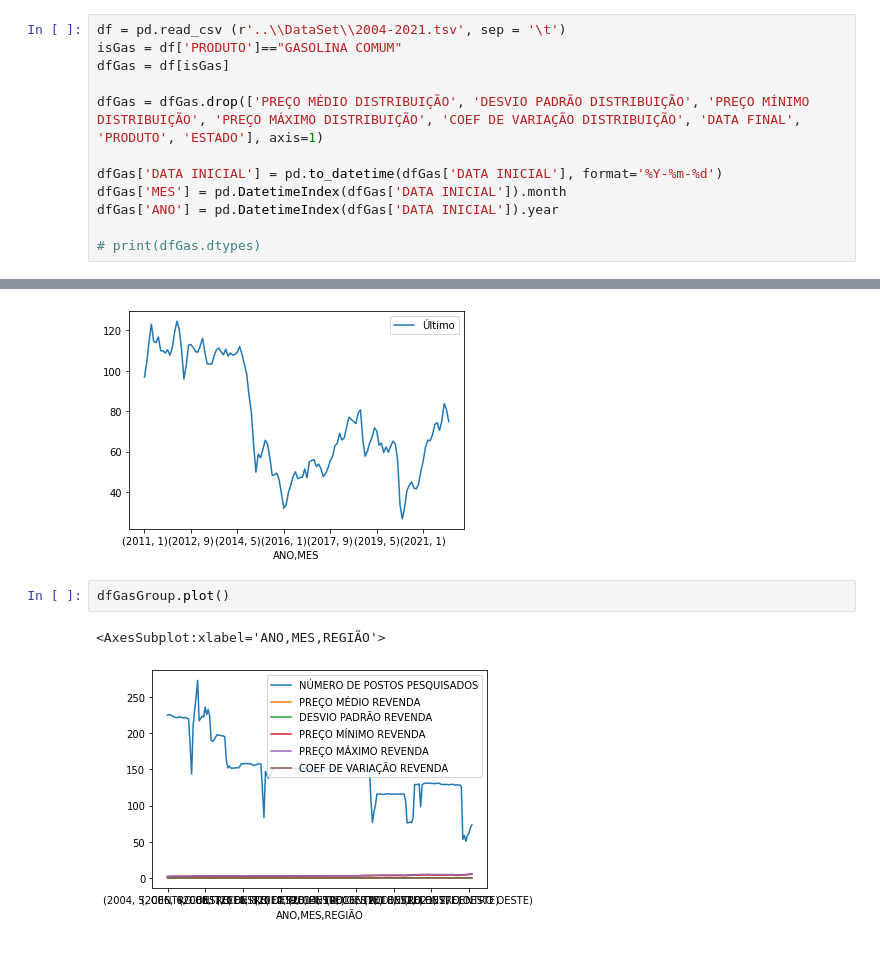
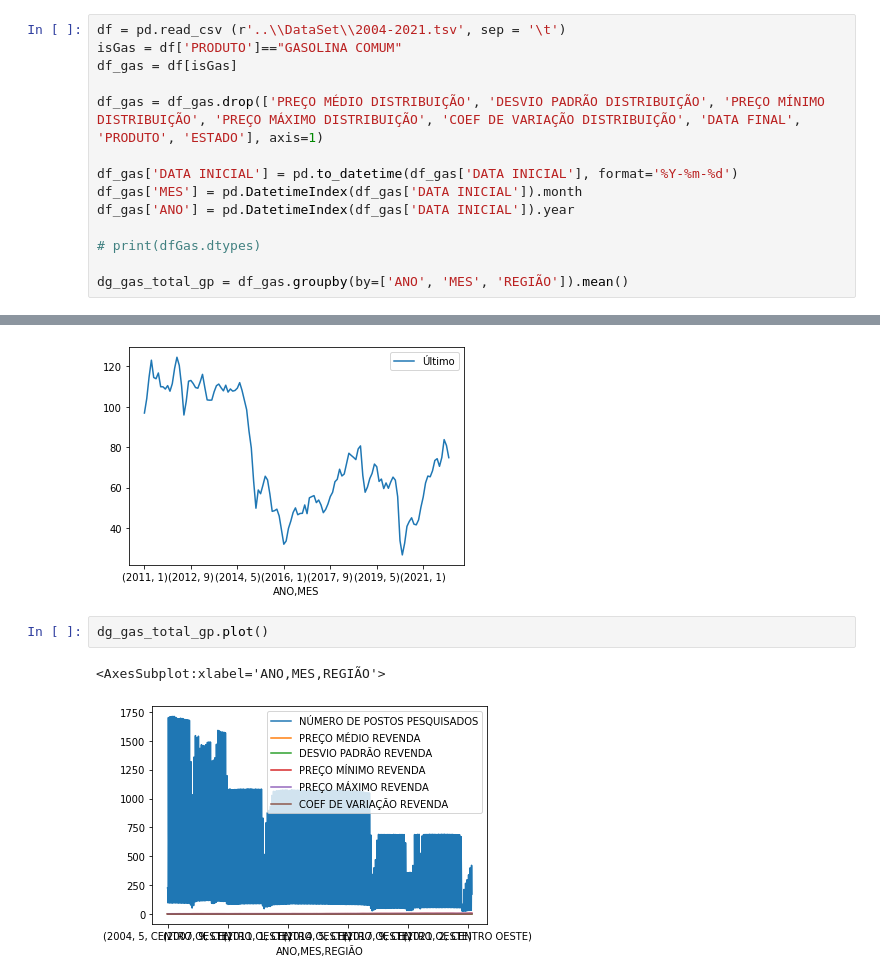
Before and after one commit to oliveira-chr/Gasolina-Petroleo-Dataset, a Jupyter notebook: jupiter/project.ipynb, the cells around one changed output, grey strips where cells are left out. Saved outputs shown, nothing was run; the diff lists cells and outputs as text.

```diff
--- a/jupiter/project.ipynb
+++ b/jupiter/project.ipynb
@@ -5,13 +5,15 @@ import pandas as pd
 # %%
 df = pd.read_csv (r'..\\DataSet\\2004-2021.tsv', sep = '\t')
 isGas = df['PRODUTO']=="GASOLINA COMUM"
-dfGas = df[isGas]
+df_gas = df[isGas]
 
-dfGas = dfGas.drop(['PREÇO MÉDIO DISTRIBUIÇÃO', 'DESVIO PADRÃO DISTRIBUIÇÃO', 'PREÇO MÍNIMO DISTRIBUIÇÃO', 'PREÇO MÁXIMO DISTRIBUIÇÃO', 'COEF DE VARIAÇÃO DISTRIBUIÇÃO', 'DATA FINAL', 'PRODUTO', 'ESTADO'], axis=1)
+df_gas = df_gas.drop(['PREÇO MÉDIO DISTRIBUIÇÃO', 'DESVIO PADRÃO DISTRIBUIÇÃO', 'PREÇO MÍNIMO DISTRIBUIÇÃO', 'PREÇO MÁXIMO DISTRIBUIÇÃO', 'COEF DE VARIAÇÃO DISTRIBUIÇÃO', 'DATA FINAL', 'PRODUTO', 'ESTADO'], axis=1)
 
-dfGas['DATA INICIAL'] = pd.to_datetime(dfGas['DATA INICIAL'], format='%Y-%m-%d')
-dfGas['MES'] = pd.DatetimeIndex(dfGas['DATA INICIAL']).month
-dfGas['ANO'] = pd.DatetimeIndex(dfGas['DATA INICIAL']).year
+df_gas['DATA INICIAL'] = pd.to_datetime(df_gas['DATA INICIAL'], format='%Y-%m-%d')
+df_gas['MES'] = pd.DatetimeIndex(df_gas['DATA INICIAL']).month
+df_gas['ANO'] = pd.DatetimeIndex(df_gas['DATA INICIAL']).year
 
 # print(dfGas.dtypes)
+
+dg_gas_total_gp = df_gas.groupby(by=['ANO', 'MES', 'REGIÃO']).mean()
 # %%
@@ -180,7 +182,7 @@ dfPeroGroup.plot()
 <AxesSubplot:xlabel='ANO,MES'>
 [figure]
 # %%
-dfGasGroup.plot()
+dg_gas_total_gp.plot()
 # %% [output]
 <AxesSubplot:xlabel='ANO,MES,REGIÃO'>
-[figure, old version]
+[figure, new version]
```
Also changed, not shown: parts of 5 cells of this notebook.
